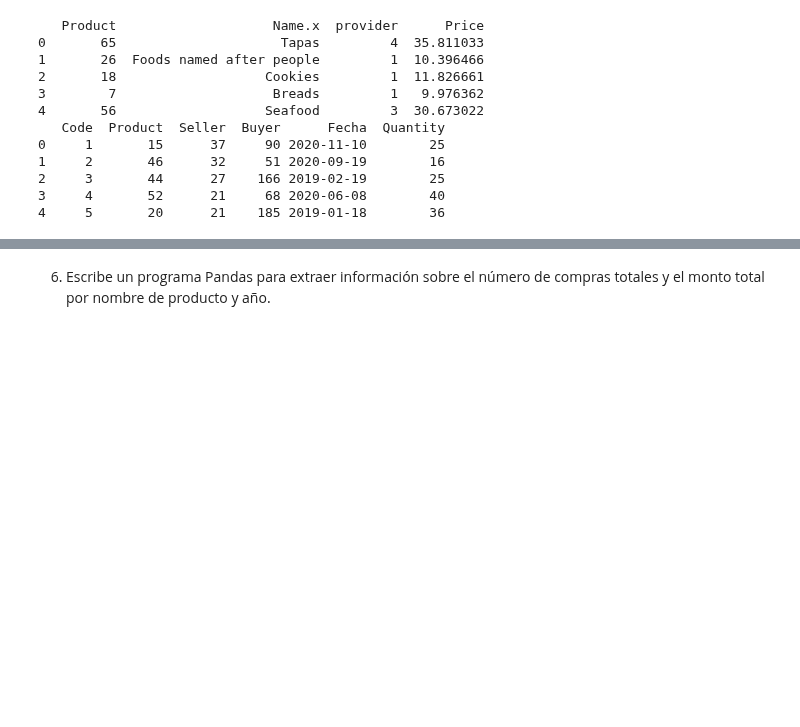
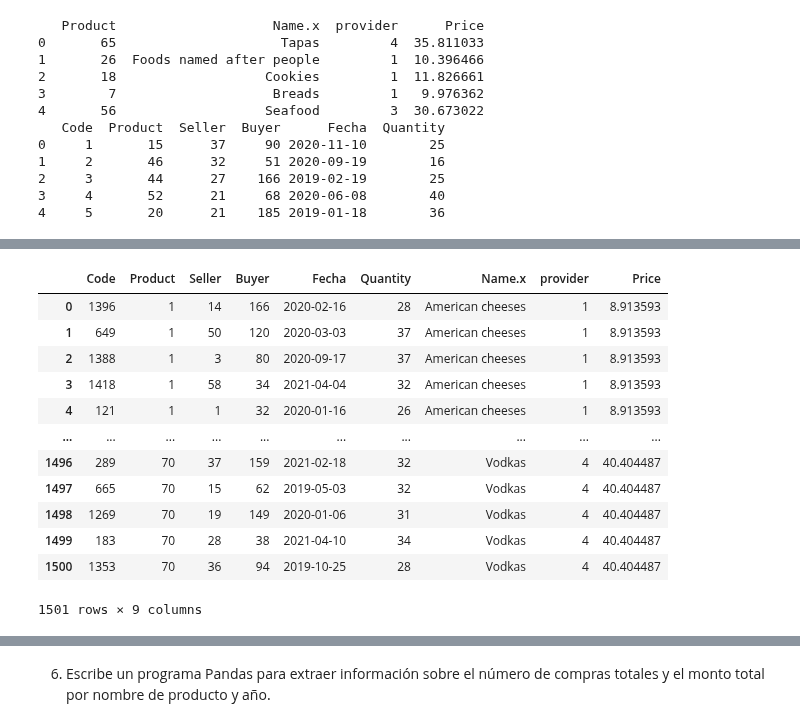
Before and after one commit to mtataytraining2/2_DataScience_Basics, a Jupyter notebook: Pandas/Pandas_dataframe_ejer_2.ipynb, the cells around one changed output, grey strips where cells are left out. Cells and saved outputs as stored; diff of their text form; code cells hidden in the pictures; blank space fills up the shorter version.

```diff
--- a/Pandas/Pandas_dataframe_ejer_2.ipynb
+++ b/Pandas/Pandas_dataframe_ejer_2.ipynb
@@ -444,0 +429,17 @@ print(dfs.head())
+# %%
+df=pd.merge(dfs,dfp,on='Product')
+df
+# %% [output]
+|  | Code | Product | Seller | Buyer | Fecha | Quantity | Name.x | provider | Price |
+| 0 | 1396 | 1 | 14 | 166 | 2020-02-16 | 28 | American cheeses | 1 | 8.913593 |
+| 1 | 649 | 1 | 50 | 120 | 2020-03-03 | 37 | American cheeses | 1 | 8.913593 |
+| 2 | 1388 | 1 | 3 | 80 | 2020-09-17 | 37 | American cheeses | 1 | 8.913593 |
+| 3 | 1418 | 1 | 58 | 34 | 2021-04-04 | 32 | American cheeses | 1 | 8.913593 |
+| 4 | 121 | 1 | 1 | 32 | 2020-01-16 | 26 | American cheeses | 1 | 8.913593 |
+| ... | ... | ... | ... | ... | ... | ... | ... | ... | ... |
+| 1496 | 289 | 70 | 37 | 159 | 2021-02-18 | 32 | Vodkas | 4 | 40.404487 |
+| 1497 | 665 | 70 | 15 | 62 | 2019-05-03 | 32 | Vodkas | 4 | 40.404487 |
+| 1498 | 1269 | 70 | 19 | 149 | 2020-01-06 | 31 | Vodkas | 4 | 40.404487 |
+| 1499 | 183 | 70 | 28 | 38 | 2021-04-10 | 34 | Vodkas | 4 | 40.404487 |
+| 1500 | 1353 | 70 | 36 | 94 | 2019-10-25 | 28 | Vodkas | 4 | 40.404487 |
+1501 rows × 9 columns
```
Also changed, not shown: parts of 20 cells of this notebook.
